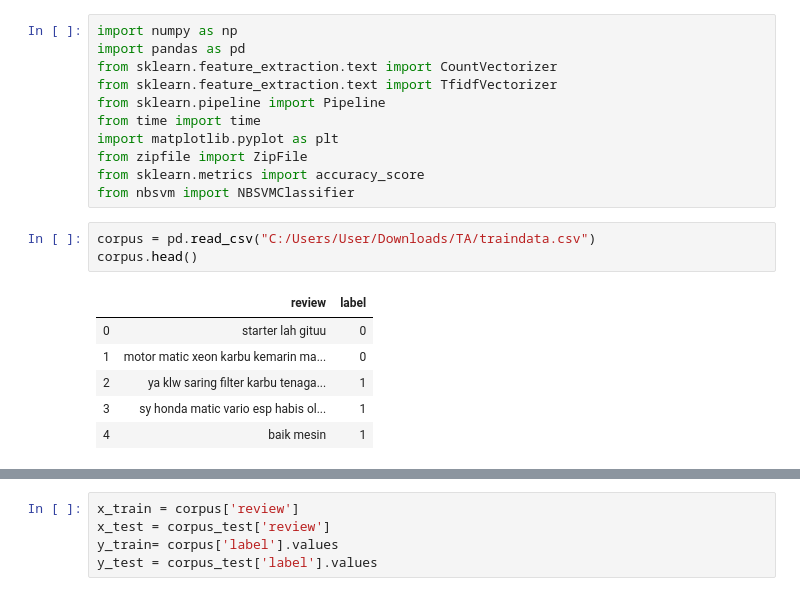
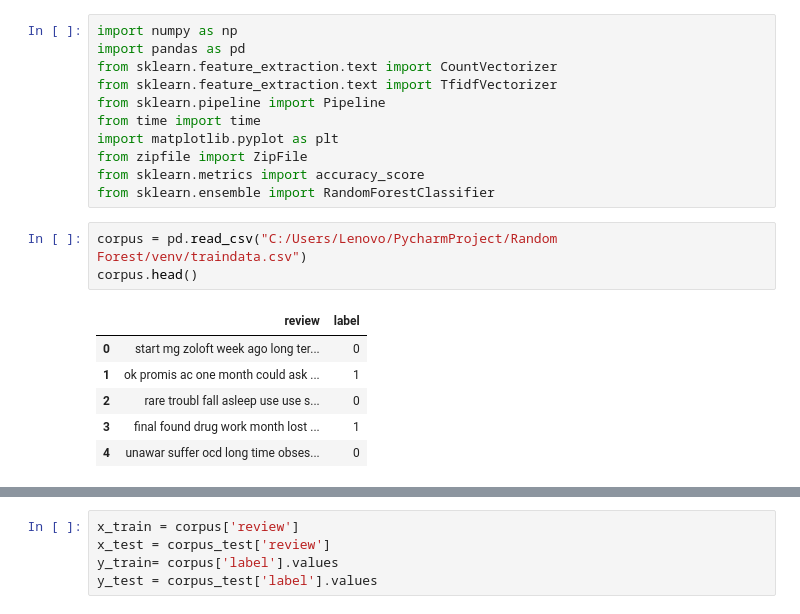
Before and after one commit to ekkyws/TA, a Jupyter notebook: akurasitfidf.ipynb, the cells around one changed output, grey strips where cells are left out. Drawn from its saved outputs; the diff is of its cells as text.

```diff
--- a/akurasitfidf.ipynb
+++ b/akurasitfidf.ipynb
@@ -8,15 +8,15 @@ from time import time
 import matplotlib.pyplot as plt
 from zipfile import ZipFile
 from sklearn.metrics import accuracy_score
-from nbsvm import NBSVMClassifier
+from sklearn.ensemble import RandomForestClassifier
 # %%
-corpus = pd.read_csv("C:/Users/User/Downloads/TA/traindata.csv")
+corpus = pd.read_csv("C:/Users/Lenovo/PycharmProject/Random Forest/venv/traindata.csv")
 corpus.head()
 # %% [output]
 |  | review | label |
-| 0 | starter lah gituu | 0 |
-| 1 | motor matic xeon karbu kemarin ma... | 0 |
-| 2 | ya klw saring filter karbu tenaga... | 1 |
-| 3 | sy honda matic vario esp habis ol... | 1 |
-| 4 | baik mesin | 1 |
+| 0 | start mg zoloft week ago long ter... | 0 |
+| 1 | ok promis ac one month could ask ... | 1 |
+| 2 | rare troubl fall asleep use use s... | 0 |
+| 3 | final found drug work month lost ... | 1 |
+| 4 | unawar suffer ocd long time obses... | 0 |
 # %%
```
Also changed, not shown: parts of 4 cells of this notebook, 33 other files.
